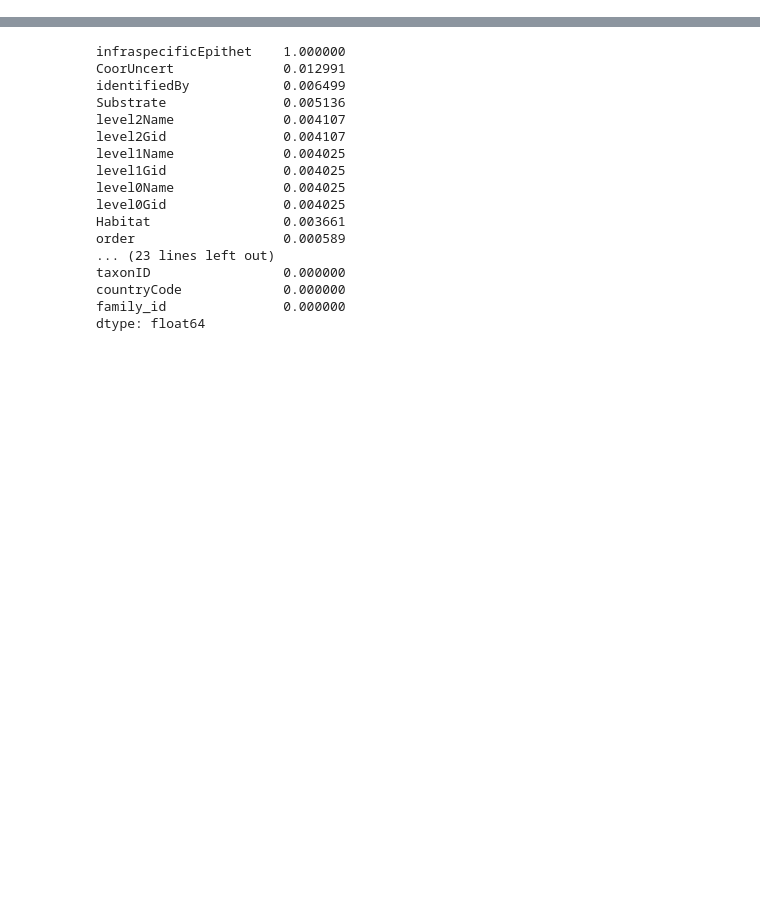
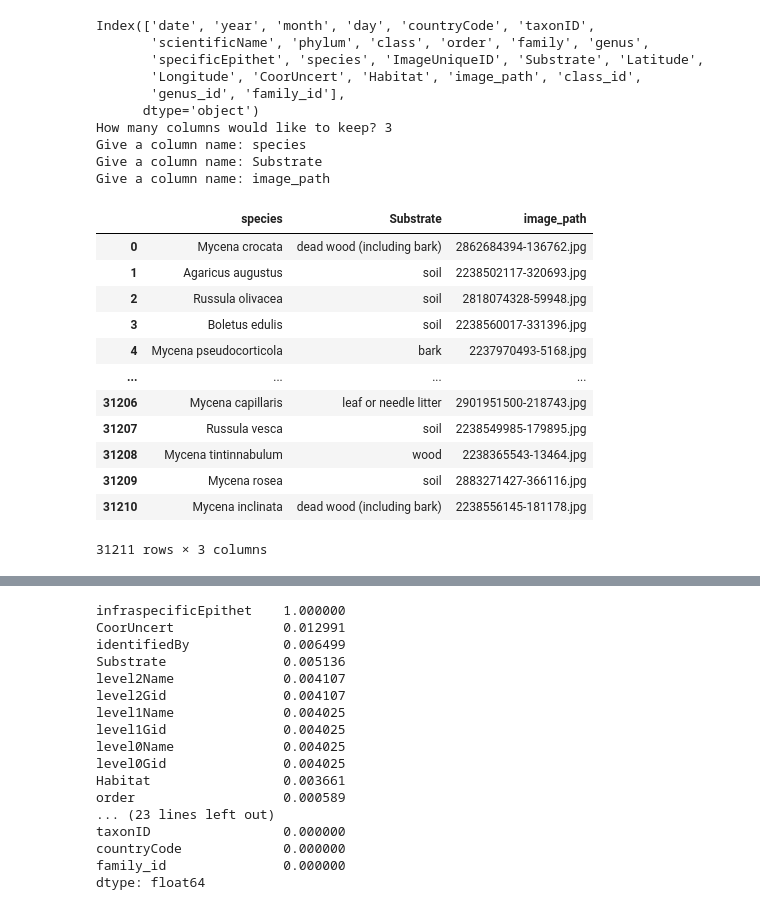
Before and after one commit to hadri96/Mush_Me, a Jupyter notebook: notebooks/Exploration/Exploration_set.ipynb, the cells around one changed output, grey strips where cells are left out. Cells and saved outputs as stored; diff of their text form; code cells hidden in the pictures; blank space fills up the shorter version.

```diff
--- a/notebooks/Exploration/Exploration_set.ipynb
+++ b/notebooks/Exploration/Exploration_set.ipynb
@@ -9,0 +17,28 @@ len_data = len(data)
+# %%
+file = Data('mini_train')
+
+file.get_clean_metadata(True)
+# %% [output]
+Index(['date', 'year', 'month', 'day', 'countryCode', 'taxonID',
+       'scientificName', 'phylum', 'class', 'order', 'family', 'genus',
+       'specificEpithet', 'species', 'ImageUniqueID', 'Substrate', 'Latitude',
+       'Longitude', 'CoorUncert', 'Habitat', 'image_path', 'class_id',
+       'genus_id', 'family_id'],
+      dtype='object')
+How many columns would like to keep? 3
+Give a column name: species
+Give a column name: Substrate
+Give a column name: image_path
+|  | species | Substrate | image_path |
+| 0 | Mycena crocata | dead wood (including bark) | 2862684394-136762.jpg |
+| 1 | Agaricus augustus | soil | 2238502117-320693.jpg |
+| 2 | Russula olivacea | soil | 2818074328-59948.jpg |
+| 3 | Boletus edulis | soil | 2238560017-331396.jpg |
+| 4 | Mycena pseudocorticola | bark | 2237970493-5168.jpg |
+| ... | ... | ... | ... |
+| 31206 | Mycena capillaris | leaf or needle litter | 2901951500-218743.jpg |
+| 31207 | Russula vesca | soil | 2238549985-179895.jpg |
+| 31208 | Mycena tintinnabulum | wood | 2238365543-13464.jpg |
+| 31209 | Mycena rosea | soil | 2883271427-366116.jpg |
+| 31210 | Mycena inclinata | dead wood (including bark) | 2238556145-181178.jpg |
+31211 rows × 3 columns
```
Also changed, not shown: parts of 6 cells of this notebook, 8 other files.
